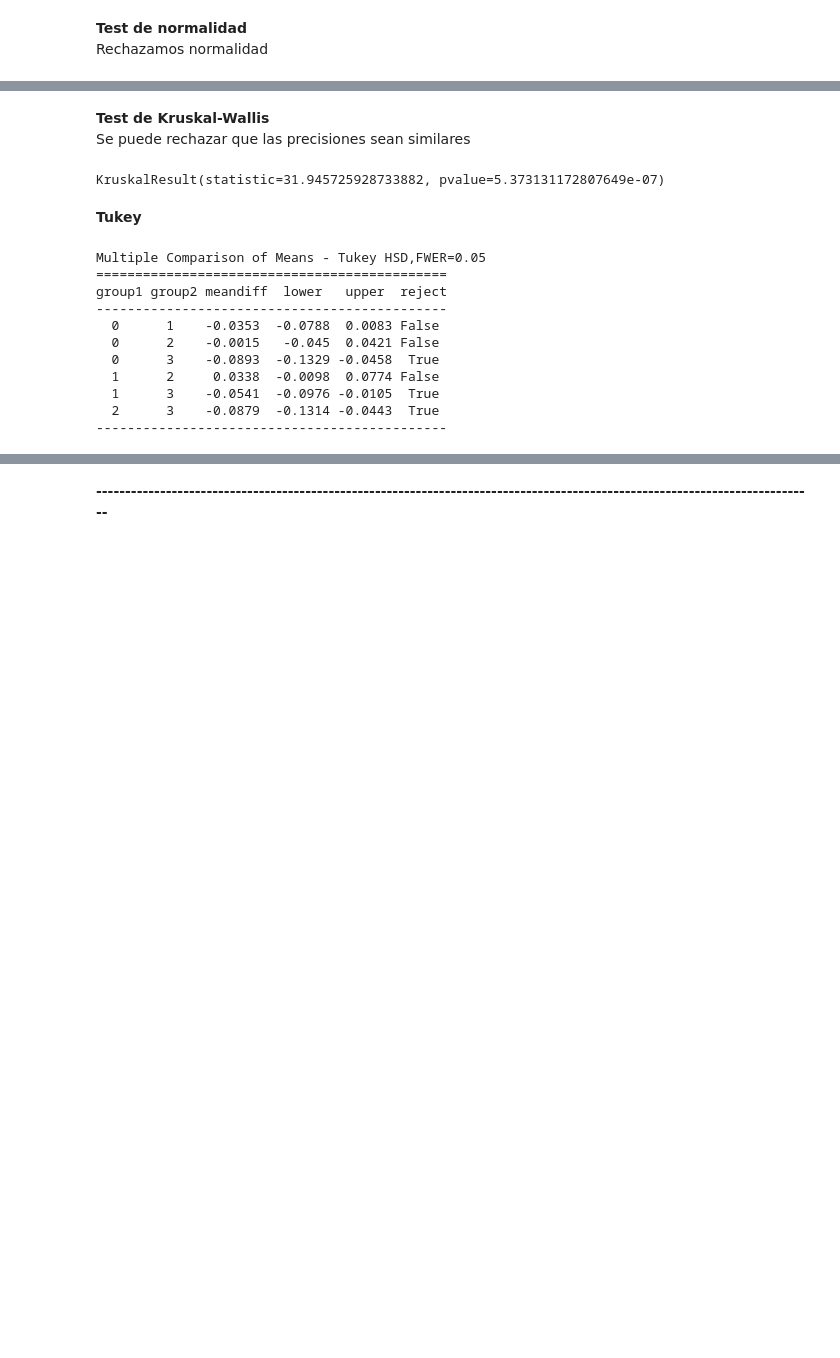
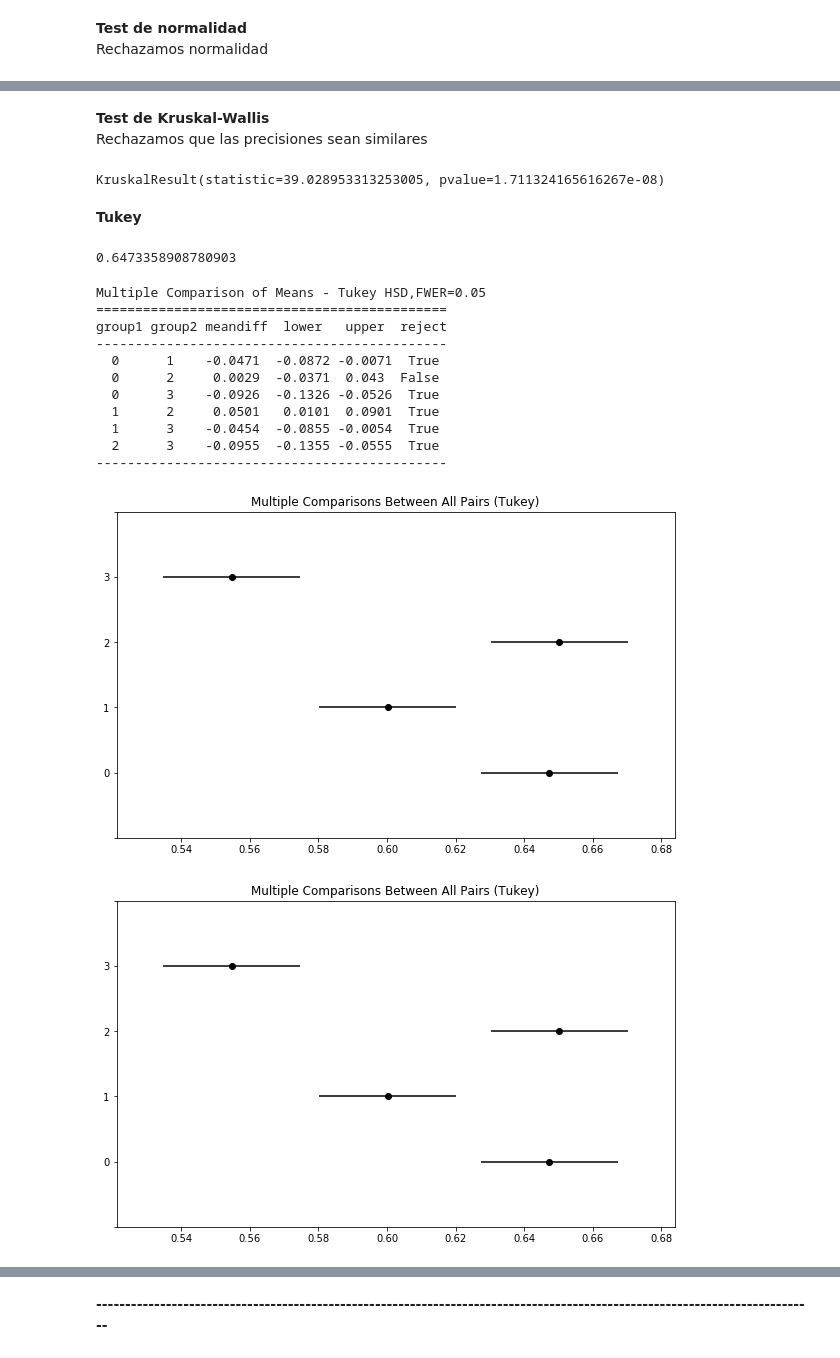
Before and after one commit to iagooteroc/int_computacional, a Jupyter notebook: p1_bcw.ipynb, the cells around one changed output, grey strips where cells are left out. Drawn from its saved outputs; the diff is of its cells as text; code cells hidden in the pictures; blank space fills up the shorter version.

```diff
--- a/p1_bcw.ipynb
+++ b/p1_bcw.ipynb
@@ -198,20 +173,19 @@ KruskalResult(statistic=5.823730734360863, pvalue=0.05437420734838911)
 # %% [markdown]
 **kFold - Quadratic Discriminant Analysis**
 # %%
-kf = KFold(n_splits=10)
+# kf = KFold(n_splits=10)
+kf = KFold(n_splits=5)
 resultados_trainq = []
 resultados_testq = []
-for _ in range(3):
+# for _ in range(3):
+for _ in range(6):
     for train_index, test_index in kf.split(X):
         X_train, X_test = X[train_index], X[test_index]
         y_train, y_test = y[train_index], y[test_index]
         alg = QuadraticDiscriminantAnalysis(priors=np.array([1/3, 1/3]))
         alg.fit(X_train, y_train)
-        # print(classification_report(y_true, y_pred, target_names=target_names))
         resultados_trainq.append(alg.score(X_train, y_train))
         resultados_testq.append(alg.score(X_test, y_test))
-# resultados_train = np.reshape(resultados_train,(10,3),order='F')
-# resultados_test = np.reshape(resultados_test,(10,3),order='F')
 # %% [markdown]
 **Test de normalidad**
 Rechazamos normalidad
@@ -222,18 +204,20 @@ print(stats.shapiro(resultados_testq)[1])
 # %% [markdown]
 **Test de Kruskal-Wallis**
-Se puede rechazar que las precisiones sean similares
+Rechazamos que las precisiones sean similares
 # %%
-#TODO: renombrar variables mejor
 print(stats.kruskal(resultados_test[:,0],resultados_test[:,1],resultados_test[:,2], resultados_testq))
 # %% [output]
-KruskalResult(statistic=31.945725928733882, pvalue=5.373131172807649e-07)
+KruskalResult(statistic=39.028953313253005, pvalue=1.711324165616267e-08)
 # %% [markdown]
 **Tukey**
 # %%
+print(np.mean(resultados_test[:,0]))
 resultados_test = resultados_test.flatten("F")
 resultados_testq = np.array(resultados_testq)
 resultados_test = np.concatenate((resultados_test,resultados_testq))
 labels = [i for i in "0123" for _ in range(int(resultados_test.shape[0]/4))]
+# %% [output]
+0.6473358908780903
 # %%
 resultados = pairwise_tukeyhsd(resultados_test,labels)
 print(resultados.summary())
@@ -242,10 +226,15 @@ Multiple Comparison of Means - Tukey HSD,FWER=0.05
 =============================================
 group1 group2 meandiff  lower   upper  reject
 ---------------------------------------------
-  0      1    -0.0353  -0.0788  0.0083 False
-  0      2    -0.0015   -0.045  0.0421 False
-  0      3    -0.0893  -0.1329 -0.0458  True
-  1      2     0.0338  -0.0098  0.0774 False
-  1      3    -0.0541  -0.0976 -0.0105  True
-  2      3    -0.0879  -0.1314 -0.0443  True
+  0      1    -0.0471  -0.0872 -0.0071  True
+  0      2     0.0029  -0.0371  0.043  False
+  0      3    -0.0926  -0.1326 -0.0526  True
+  1      2     0.0501   0.0101  0.0901  True
+  1      3    -0.0454  -0.0855 -0.0054  True
+  2      3    -0.0955  -0.1355 -0.0555  True
 ---------------------------------------------
+# %%
+resultados.plot_simultaneous()
+# %% [output]
+[figure, added]
+[figure, added]
```
Also changed, not shown: parts of 14 cells of this notebook, 1 other file.
